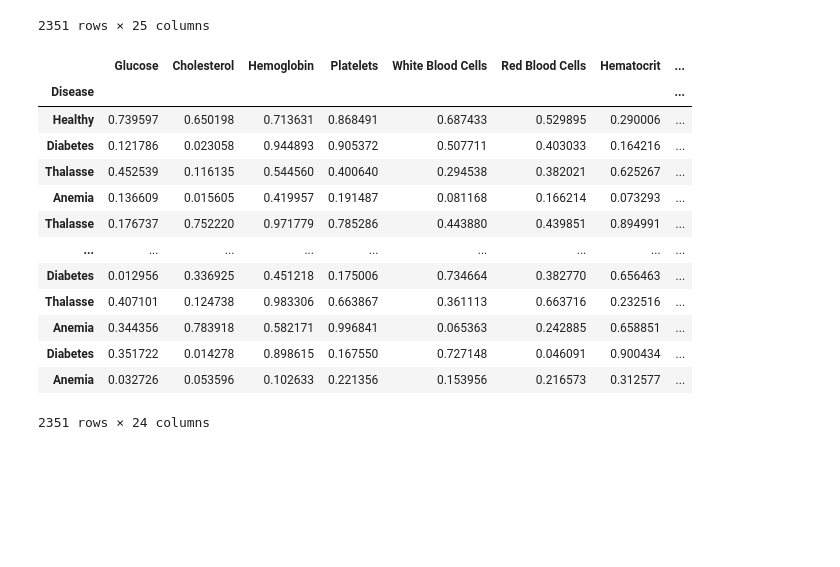
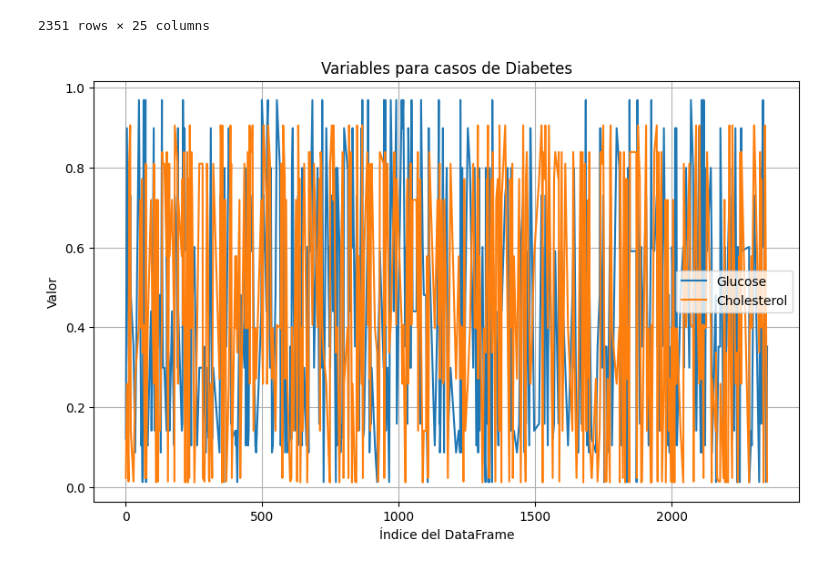
Before and after one commit to borisValdez/DataScience, a Jupyter notebook: ProyectoDS_ParteI_Boris.ipynb, the cells around one changed output. Cells and saved outputs as stored; diff of their text form; code cells hidden in the pictures; blank space fills up the shorter version.

```diff
--- a/ProyectoDS_ParteI_Boris.ipynb
+++ b/ProyectoDS_ParteI_Boris.ipynb
@@ -89,23 +89,4 @@ df_dataset.isna()
 | 2349 | False | False | False | False | False | False | False | ... |
 | 2350 | False | False | False | False | False | False | False | ... |
 2351 rows × 25 columns
-# %%
-df2 = df_dataset.set_index('Disease')
-# %%
-df2
-# %% [output]
-|  | Glucose | Cholesterol | Hemoglobin | Platelets | White Blood Cells | Red Blood Cells | Hematocrit | ... |
-| Disease |  |  |  |  |  |  |  | ... |
-| Healthy | 0.739597 | 0.650198 | 0.713631 | 0.868491 | 0.687433 | 0.529895 | 0.290006 | ... |
-| Diabetes | 0.121786 | 0.023058 | 0.944893 | 0.905372 | 0.507711 | 0.403033 | 0.164216 | ... |
-| Thalasse | 0.452539 | 0.116135 | 0.544560 | 0.400640 | 0.294538 | 0.382021 | 0.625267 | ... |
-| Anemia | 0.136609 | 0.015605 | 0.419957 | 0.191487 | 0.081168 | 0.166214 | 0.073293 | ... |
-| Thalasse | 0.176737 | 0.752220 | 0.971779 | 0.785286 | 0.443880 | 0.439851 | 0.894991 | ... |
-| ... | ... | ... | ... | ... | ... | ... | ... | ... |
-| Diabetes | 0.012956 | 0.336925 | 0.451218 | 0.175006 | 0.734664 | 0.382770 | 0.656463 | ... |
-| Thalasse | 0.407101 | 0.124738 | 0.983306 | 0.663867 | 0.361113 | 0.663716 | 0.232516 | ... |
-| Anemia | 0.344356 | 0.783918 | 0.582171 | 0.996841 | 0.065363 | 0.242885 | 0.658851 | ... |
-| Diabetes | 0.351722 | 0.014278 | 0.898615 | 0.167550 | 0.727148 | 0.046091 | 0.900434 | ... |
-| Anemia | 0.032726 | 0.053596 | 0.102633 | 0.221356 | 0.153956 | 0.216573 | 0.312577 | ... |
-2351 rows × 24 columns
 # %%
@@ -112,0 +95,26 @@ import matplotlib as mp
+# %%
+df_diabetes = df_dataset[df_dataset['Disease'] == 'Diabetes']
+df_sano = df_dataset[df_dataset['Disease'] == 'Healthy']
+# %%
+indice = df_diabetes.index
+df_diabetes
+indice2=df_sano.index
+# %%
+variables_y = ['Glucose', 'Cholesterol']
+
+# Crear el gráfico lineal
+plt.figure(figsize=(10, 6))
+for variable in variables_y:
+    plt.plot(indice, df_diabetes[variable], label=variable)
+
+# Añadir leyenda y etiquetas
+plt.legend()
+plt.xlabel('Índice del DataFrame')
+plt.ylabel('Valor')
+plt.title('Variables para casos de Diabetes')
+plt.grid(True)
+
+# Mostrar el gráfico
+plt.show()
+# %% [output]
+[figure, added]
```
Also changed, not shown: parts of 2 cells of this notebook.
